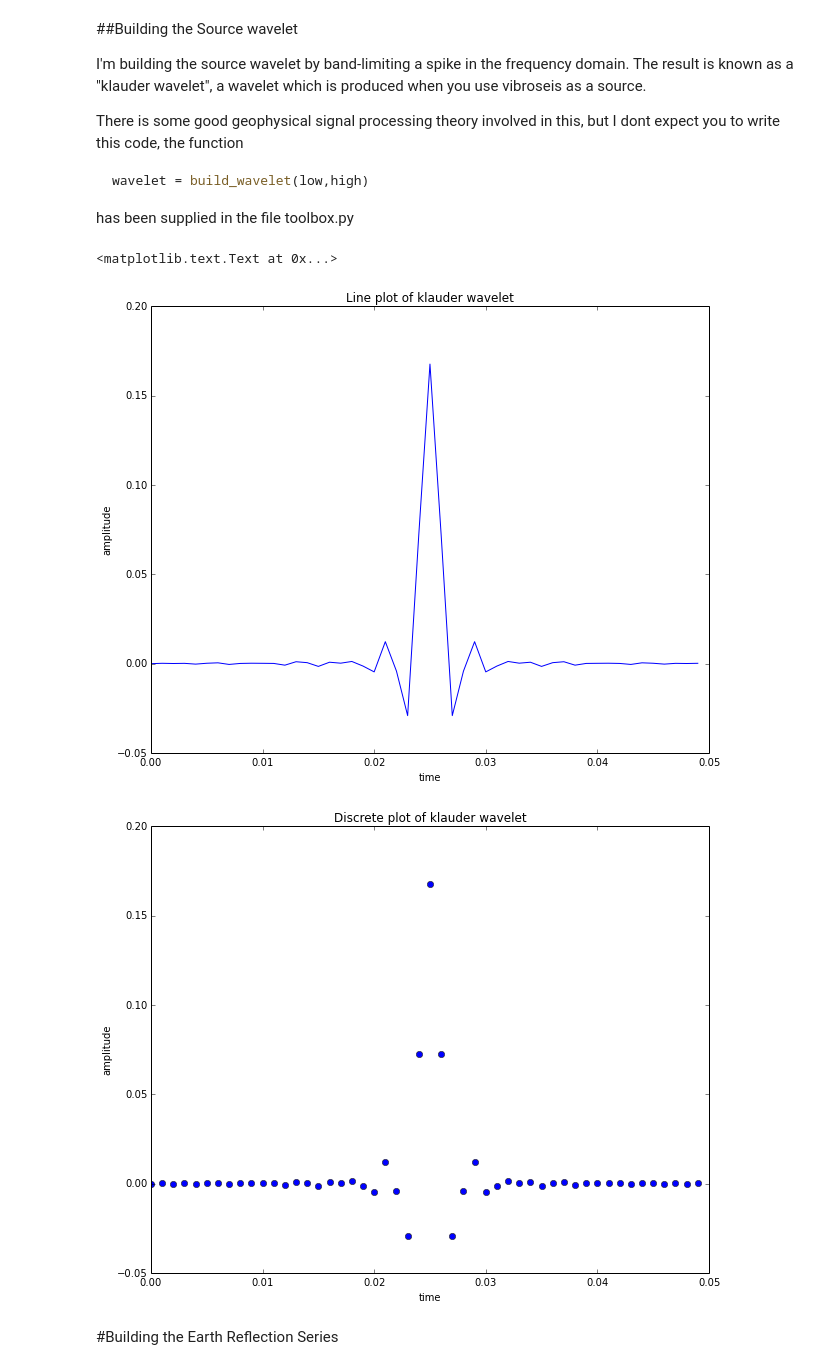
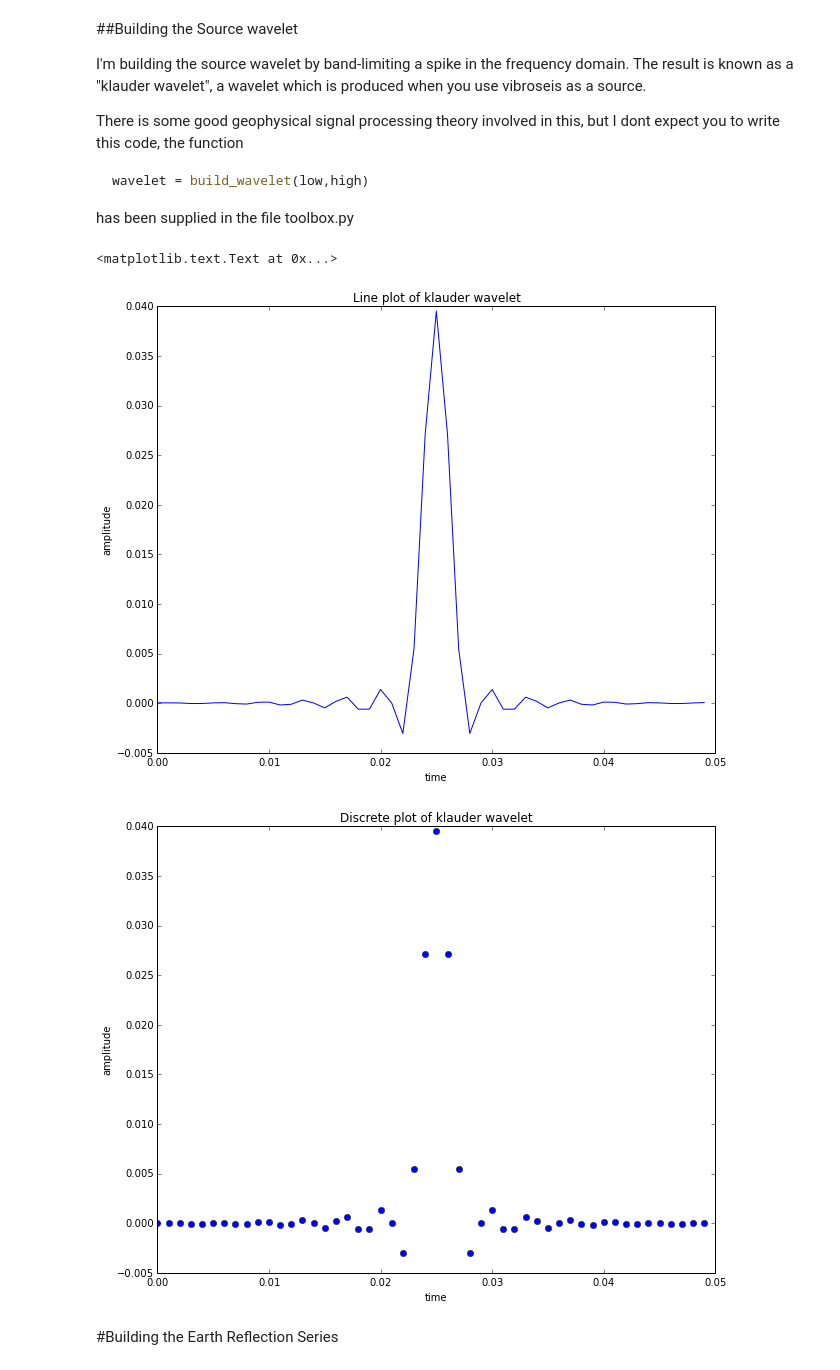
Before and after one commit to stuliveshere/SimplePyRay, a Jupyter notebook: src/Seismic Processing 101.ipynb, the cells around one changed output. Saved outputs shown, nothing was run; the diff lists cells and outputs as text; code cells hidden in the pictures.

```diff
--- a/src/Seismic Processing 101.ipynb
+++ b/src/Seismic Processing 101.ipynb
@@ -65,24 +65,25 @@ has been supplied in the file toolbox.py
 # %%
 from toolbox import build_wavelet
 
 low = 5. #hz
-high = 140. #hz
-wavelet = build_wavelet(low, high)[75:125]
+high = 60. #hz
+wavelet = np.convolve(np.ones(3)/3., build_wavelet(low, high)[75:125], mode='same')
+
 xaxis = np.arange(50)/1000.
 pylab.plot(xaxis, wavelet)
 pylab.ylabel('amplitude')
 pylab.xlabel('time')
 pylab.title('Line plot of klauder wavelet')
 
 pylab.figure()
 pylab.plot(xaxis, wavelet, 'bo')
 pylab.ylabel('amplitude')
 pylab.xlabel('time')
 pylab.title('Discrete plot of klauder wavelet')
 # %% [output]
 <matplotlib.text.Text at 0x...>
-[figure, old version]
+[figure, new version]
-[figure, old version]
+[figure, new version]
 # %% [markdown]
 #Building the Earth Reflection Series
 # %% [markdown]
```
Also changed, not shown: parts of 8 cells of this notebook, 2 other files.
